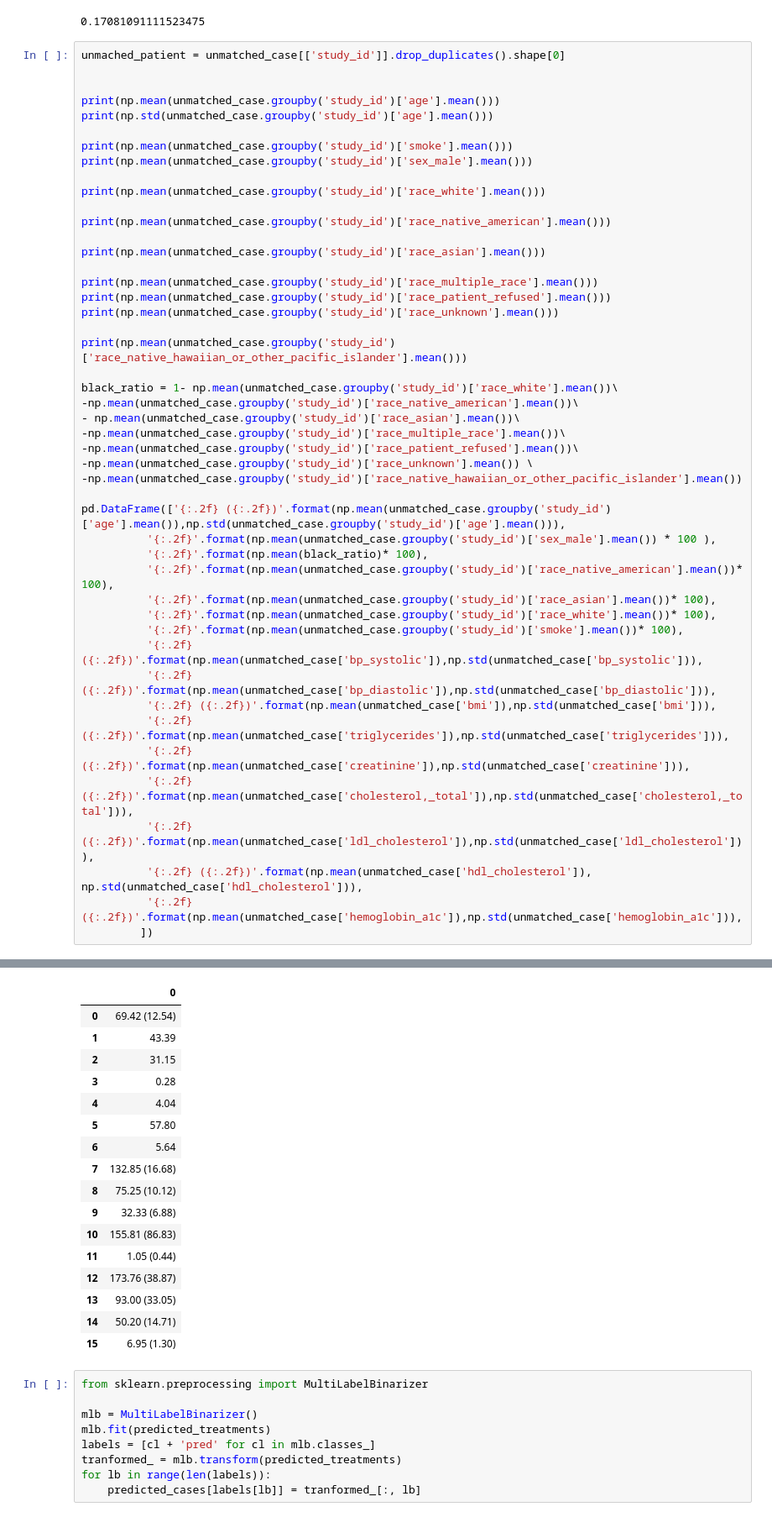
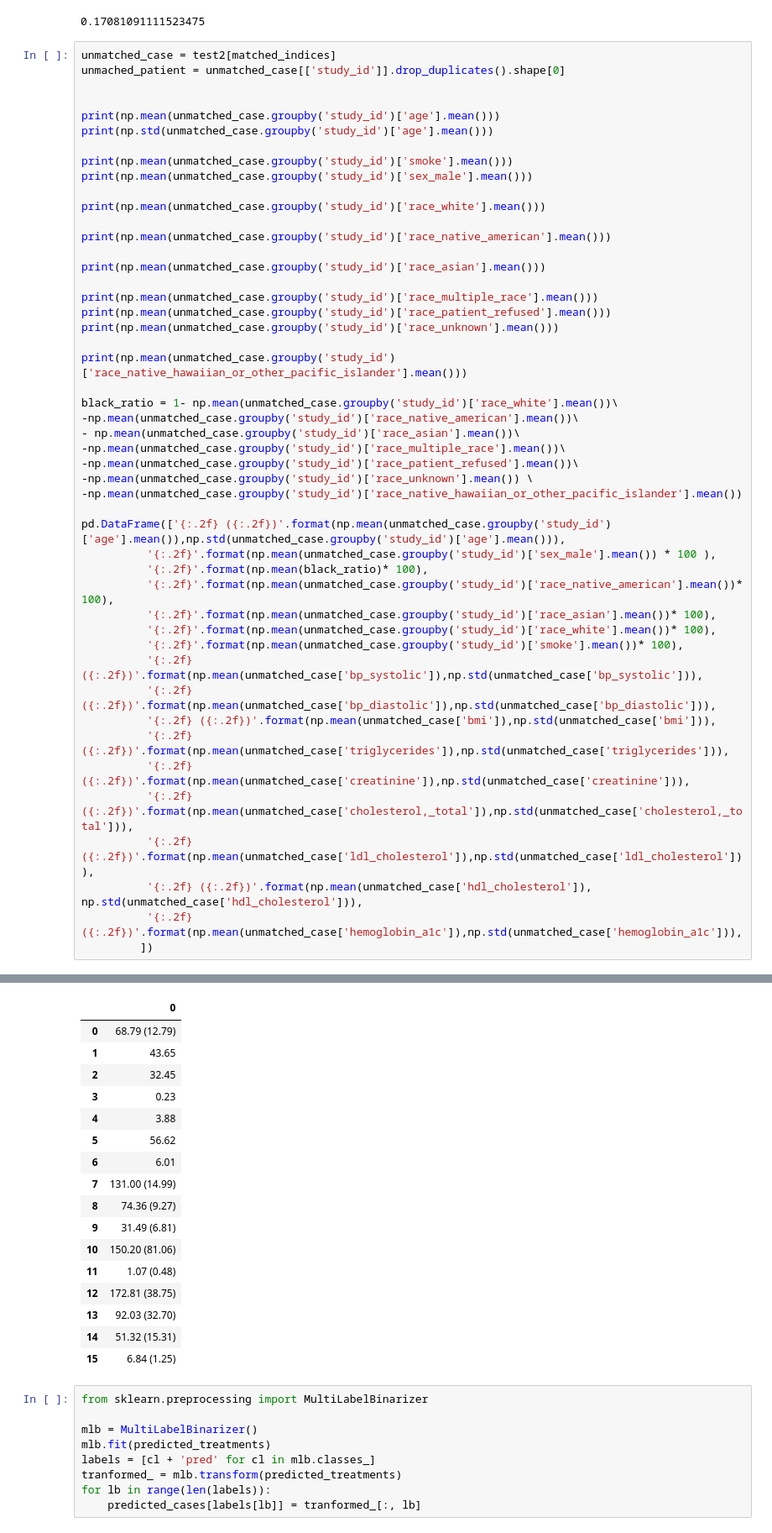
Before and after one commit to zhenghuazx/EHR-RL, a Jupyter notebook: post-analysis/dbn-ehr-hypertension.ipynb, the cells around one changed output, grey strips where cells are left out. Shown: that part at 84% size. Drawn from its saved outputs; the diff is of its cells as text.

```diff
--- a/post-analysis/dbn-ehr-hypertension.ipynb
+++ b/post-analysis/dbn-ehr-hypertension.ipynb
@@ -1336,6 +1593,7 @@ np.sum(unmatched_indices) / len(unmatched_indices)
 # %% [output]
 0.17081091111523475
 # %%
+unmatched_case = test2[matched_indices]
 unmached_patient = unmatched_case[['study_id']].drop_duplicates().shape[0]
 
 
@@ -1397,20 +1655,20 @@ pd.DataFrame(['{:.2f} ({:.2f})'.format(np.mean(unmatched_case.groupby('study_id'
 |  | 0 |
-| 0 | 69.42 (12.54) |
-| 1 | 43.39 |
-| 2 | 31.15 |
-| 3 | 0.28 |
-| 4 | 4.04 |
-| 5 | 57.80 |
-| 6 | 5.64 |
-| 7 | 132.85 (16.68) |
-| 8 | 75.25 (10.12) |
-| 9 | 32.33 (6.88) |
-| 10 | 155.81 (86.83) |
-| 11 | 1.05 (0.44) |
-| 12 | 173.76 (38.87) |
-| 13 | 93.00 (33.05) |
-| 14 | 50.20 (14.71) |
-| 15 | 6.95 (1.30) |
+| 0 | 68.79 (12.79) |
+| 1 | 43.65 |
+| 2 | 32.45 |
+| 3 | 0.23 |
+| 4 | 3.88 |
+| 5 | 56.62 |
+| 6 | 6.01 |
+| 7 | 131.00 (14.99) |
+| 8 | 74.36 (9.27) |
+| 9 | 31.49 (6.81) |
+| 10 | 150.20 (81.06) |
+| 11 | 1.07 (0.48) |
+| 12 | 172.81 (38.75) |
+| 13 | 92.03 (32.70) |
+| 14 | 51.32 (15.31) |
+| 15 | 6.84 (1.25) |
 # %%
 from sklearn.preprocessing import MultiLabelBinarizer
 
```
Also changed, not shown: parts of 20 cells of this notebook.
